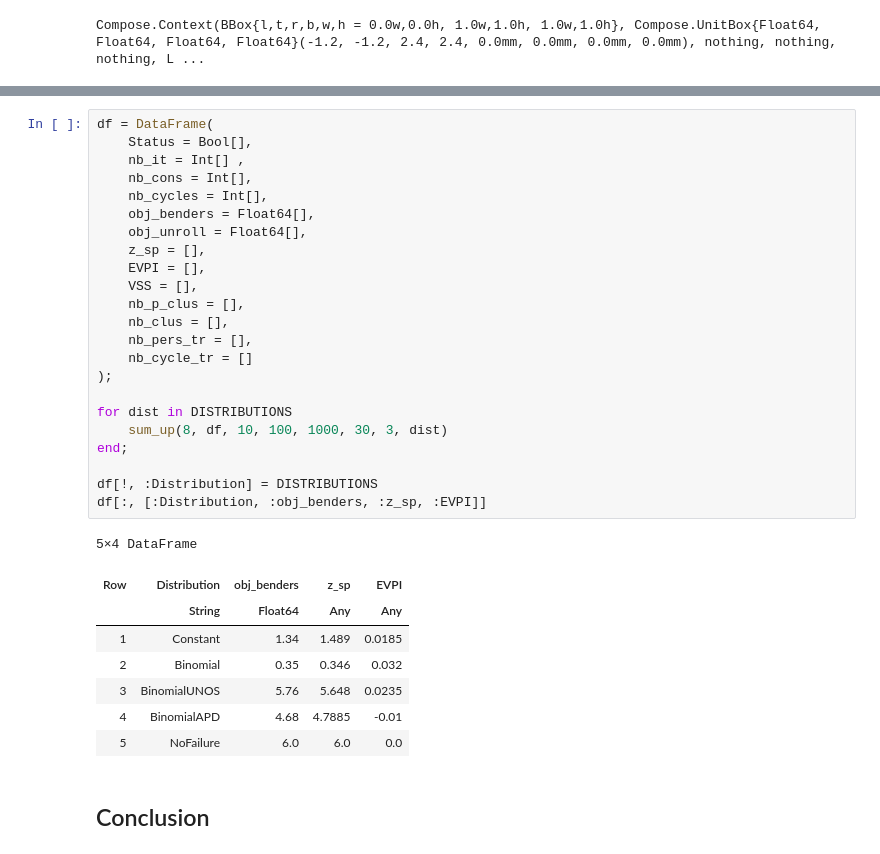
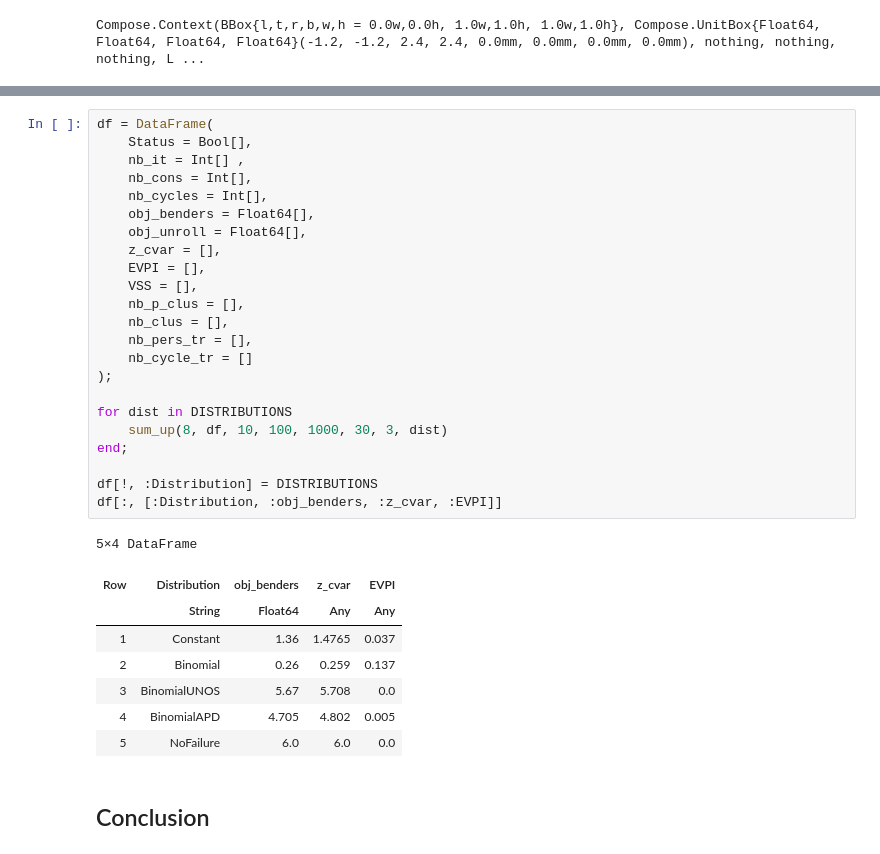
Before and after one commit to lolofo/KidneyExchangeProgram, a Jupyter notebook: notebook/Projet_Stochastic_KEP.ipynb, the cells around one changed output, grey strips where cells are left out. Drawn from its saved outputs; the diff is of its cells as text.

```diff
--- a/notebook/Projet_Stochastic_KEP.ipynb
+++ b/notebook/Projet_Stochastic_KEP.ipynb
@@ -1270,34 +1270,34 @@ df
 # %%
 df = DataFrame(
     Status = Bool[],
     nb_it = Int[] ,
     nb_cons = Int[],
     nb_cycles = Int[],
     obj_benders = Float64[],
     obj_unroll = Float64[],
-    z_sp = [],
+    z_cvar = [],
     EVPI = [],
     VSS = [],
     nb_p_clus = [],
     nb_clus = [],
     nb_pers_tr = [],
     nb_cycle_tr = []
 );
 
 for dist in DISTRIBUTIONS
     sum_up(8, df, 10, 100, 1000, 30, 3, dist)
 end;
 
 df[!, :Distribution] = DISTRIBUTIONS
-df[:, [:Distribution, :obj_benders, :z_sp, :EVPI]]
+df[:, [:Distribution, :obj_benders, :z_cvar, :EVPI]]
 # %% [output]
 5×4 DataFrame
-| Row | Distribution | obj_benders | z_sp | EVPI |
+| Row | Distribution | obj_benders | z_cvar | EVPI |
 |  | String | Float64 | Any | Any |
-| 1 | Constant | 1.34 | 1.489 | 0.0185 |
-| 2 | Binomial | 0.35 | 0.346 | 0.032 |
-| 3 | BinomialUNOS | 5.76 | 5.648 | 0.0235 |
-| 4 | BinomialAPD | 4.68 | 4.7885 | -0.01 |
+| 1 | Constant | 1.36 | 1.4765 | 0.037 |
+| 2 | Binomial | 0.26 | 0.259 | 0.137 |
+| 3 | BinomialUNOS | 5.67 | 5.708 | 0.0 |
+| 4 | BinomialAPD | 4.705 | 4.802 | 0.005 |
 | 5 | NoFailure | 6.0 | 6.0 | 0.0 |
 # %% [markdown]
 ## Conclusion
```
Also changed, not shown: parts of 16 cells of this notebook.
